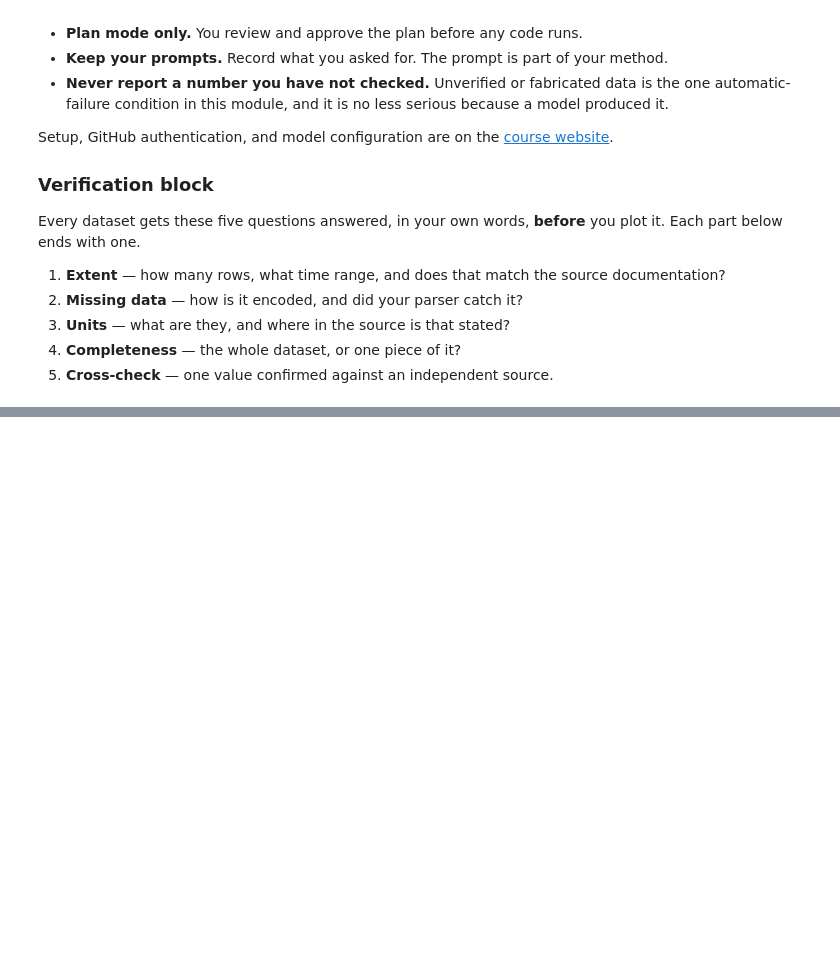
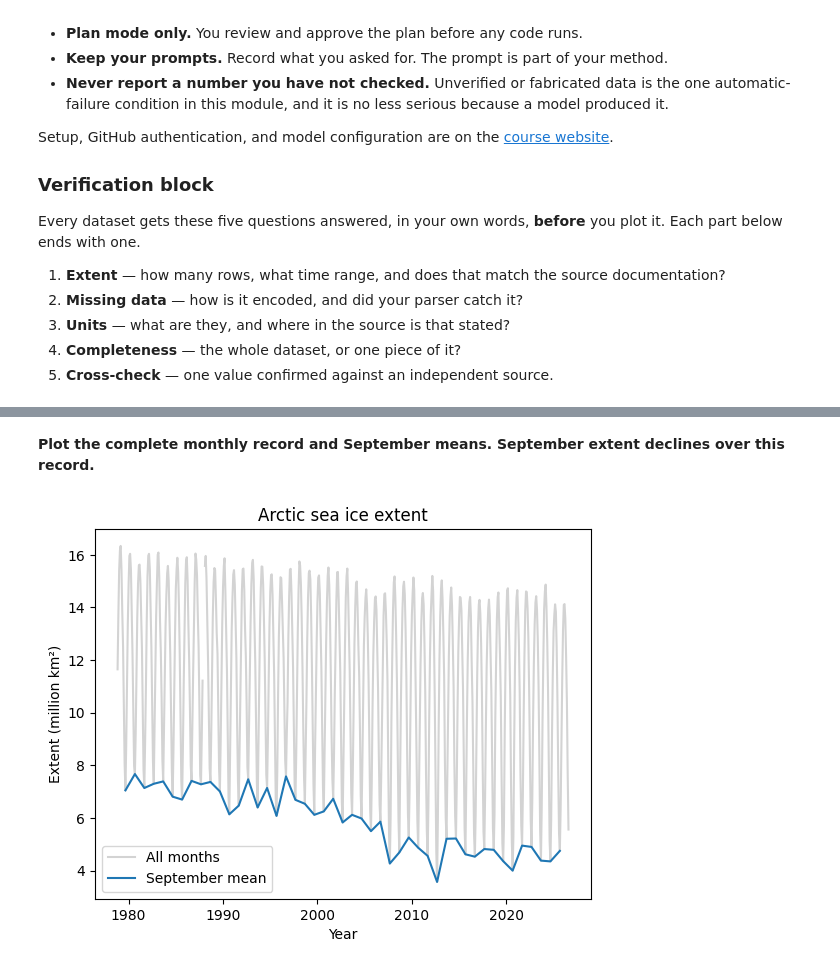
Before and after one commit to josephwong-png/climate-module-josephwong-png, a Jupyter notebook: climate.ipynb, the cells around one changed output, grey strips where cells are left out. Drawn from its saved outputs; the diff is of its cells as text; code cells hidden in the pictures; blank space fills up the shorter version.

```diff
--- a/climate.ipynb
+++ b/climate.ipynb
@@ -658,0 +231,3 @@ See [rubric.md](rubric.md) for scoring.
+# %%
+files = [f"data/N_{month:02d}_extent_v4.0.csv" for month in range(1, 13)]
+ice = pd.concat([pd.read_csv(f, skipinitialspace=True, na_values=-9999) for f in files], ignore_index=True)
@@ -658,0 +236,4 @@ See [rubric.md](rubric.md) for scoring.
+# %%
+ice["date"] = pd.to_datetime(dict(year=ice.year, month=ice.mo, day=1))
+ice = ice.sort_values("date")
+ice.isna().sum()
@@ -658,0 +251,2 @@ See [rubric.md](rubric.md) for scoring.
+# %%
+sept = ice.loc[ice.mo == 9]
@@ -658,0 +263,12 @@ See [rubric.md](rubric.md) for scoring.
+# %% [markdown]
+**Plot the complete monthly record and September means. September extent declines over this record.**
+# %%
+plt.plot(ice.date, ice.extent, color="lightgray", label="All months")
+plt.plot(sept.date, sept.extent, label="September mean")
+plt.xlabel("Year")
+plt.ylabel("Extent (million km²)")
+plt.title("Arctic sea ice extent")
+plt.legend()
+plt.show()
+# %% [output]
+[figure, added]
```
Also changed, not shown: parts of 169 cells of this notebook, 23 other files.
